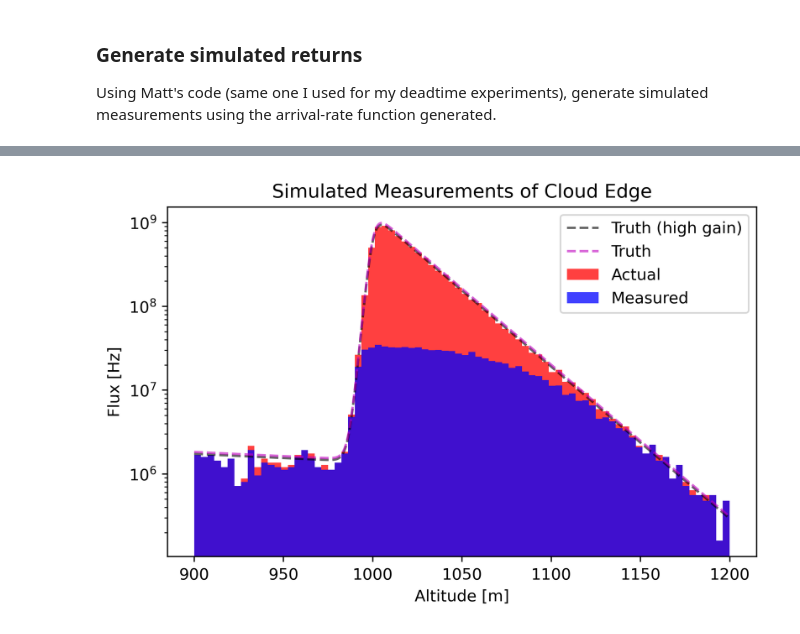
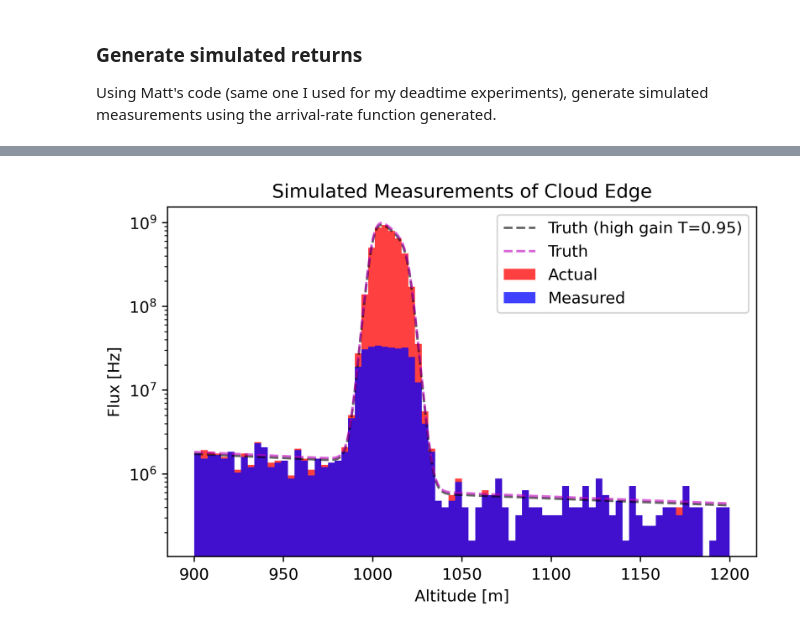
Before and after one commit to gkirchhoff32/Cloud-Measurements, a Jupyter notebook: meas_sim.ipynb, the cells around one changed output, grey strips where cells are left out. Saved outputs shown, nothing was run; the diff lists cells and outputs as text; code cells hidden in the pictures.

```diff
--- a/meas_sim.ipynb
+++ b/meas_sim.ipynb
@@ -147,7 +147,7 @@ plt.show()
 # Add cloud to signal
 
 cloud_bot = 1.0e3  # [m] cloud base
-cloud_top = 1.75e3  # [m] cloud top
+cloud_top = 1.5e3  # [m] cloud top
 cloud_alpha = 0.5  # sharp transition
 # cloud_alpha = 0.035 # smooth transition
 cloud_sig = (1 / (1+np.exp(-cloud_alpha*(alt-cloud_bot)))) - (1 / (1+np.exp(-cloud_alpha*(alt-cloud_top))))
@@ -404,33 +410,33 @@ N = n / binwidth / Nshot  # [Hz] Scaling counts to arrival rate
 ax.bar(center*c/2, N, align='center', width=binwidth*c/2, color='b', alpha=0.75, label='Measured')
 if use_window:
     t_sim_plot = t_sim[idx_min:idx_max]
     if use_com:
         N_com_plot = N_com[idx_min:idx_max]
     else:
         N_mol_plot = N_mol[idx_min:idx_max]
 if use_com:
 #     if time_vary:
 #         ax.plot(t_sim*c/2, np.mean(N_com_agg, axis=1)/dt_TCSPC, 'r--', alpha=0.35, label='Truth (mean)')
 #         ax.plot(t_sim*c/2, N_com_agg[:, ::100]/dt_TCSPC)
 #     else:
 #         ax.plot(t_sim*c/2, N_com/dt_TCSPC, 'k--', alpha=0.6, label='Truth')
 
     if use_hg:
-        ax.plot(t_sim_plot*c/2, N_com_plot/dt_TCSPC, 'k--', alpha=0.6, label='Truth (high gain)')
+        ax.plot(t_sim_plot*c/2, N_com_plot/dt_TCSPC, 'k--', alpha=0.6, label='Truth (high gain T={})'.format(T_BS_HG))
         ax.plot(t_sim_plot*c/2, N_com_plot/dt_TCSPC/T_BS_HG, 'm--', alpha=0.6, label='Truth')
     else:
-        ax.plot(t_sim_plot*c/2, N_com_plot/dt_TCSPC, 'k--', alpha=0.6, label='Truth (low gain)')
+        ax.plot(t_sim_plot*c/2, N_com_plot/dt_TCSPC, 'k--', alpha=0.6, label='Truth (low gain T={})'.format(T_BS_LG))
         ax.plot(t_sim_plot*c/2, N_com_plot/dt_TCSPC/T_BS_LG, 'm--', alpha=0.6, label='Truth')
 else:
     ax.plot(t_sim_plot*c/2, N_mol_plot/dt_TCSPC, 'r--', alpha=0.5, label='Truth')
 ax.set_ylabel('Flux [Hz]')
 ax.set_xlabel('Altitude [m]')
 ax.set_title('Simulated Measurements of Cloud Edge')
 ax.set_yscale('log')
 # ax.set_xlim([250, 1400])
 # ax.set_ylim([1e4, 1e9])
 plt.tight_layout()
 plt.legend()
 plt.show()
 # %% [output]
-[figure, old version]
+[figure, new version]
```
Also changed, not shown: parts of 3 cells of this notebook, 4 other files.
